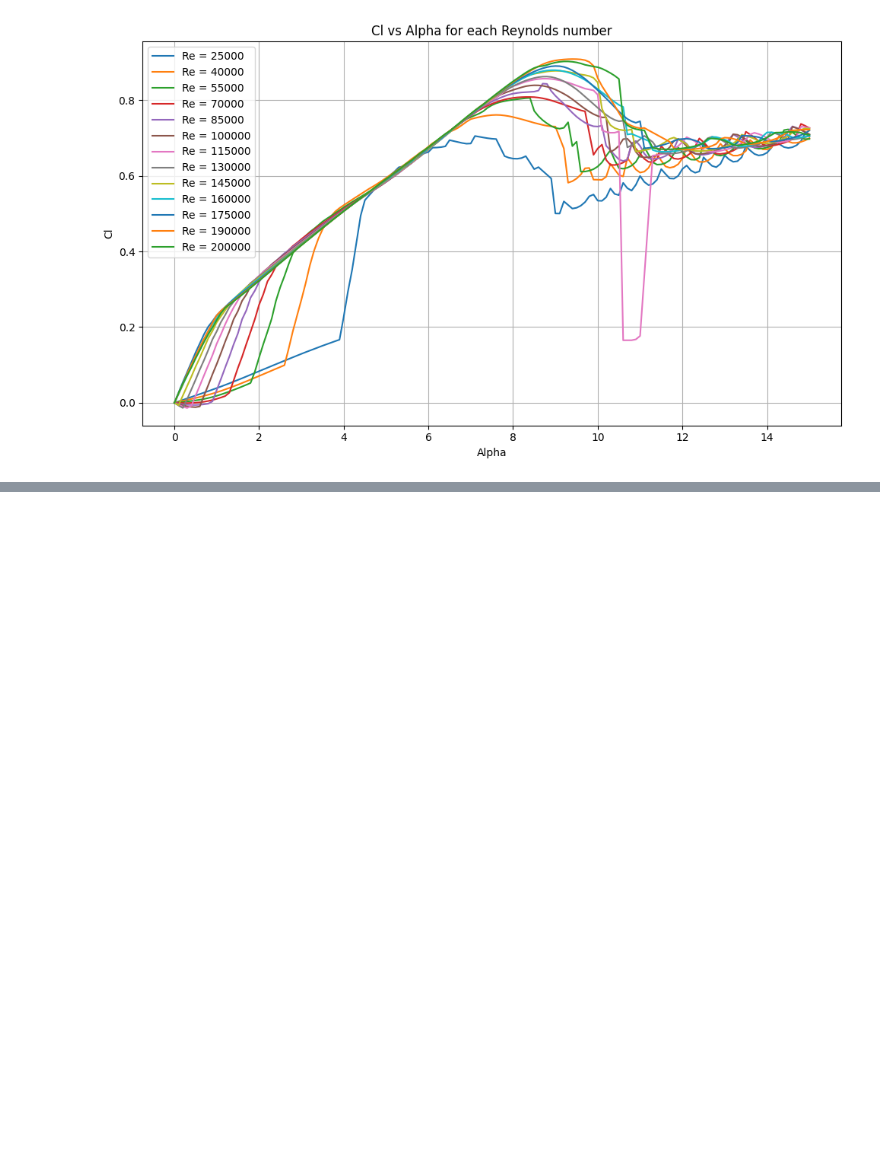
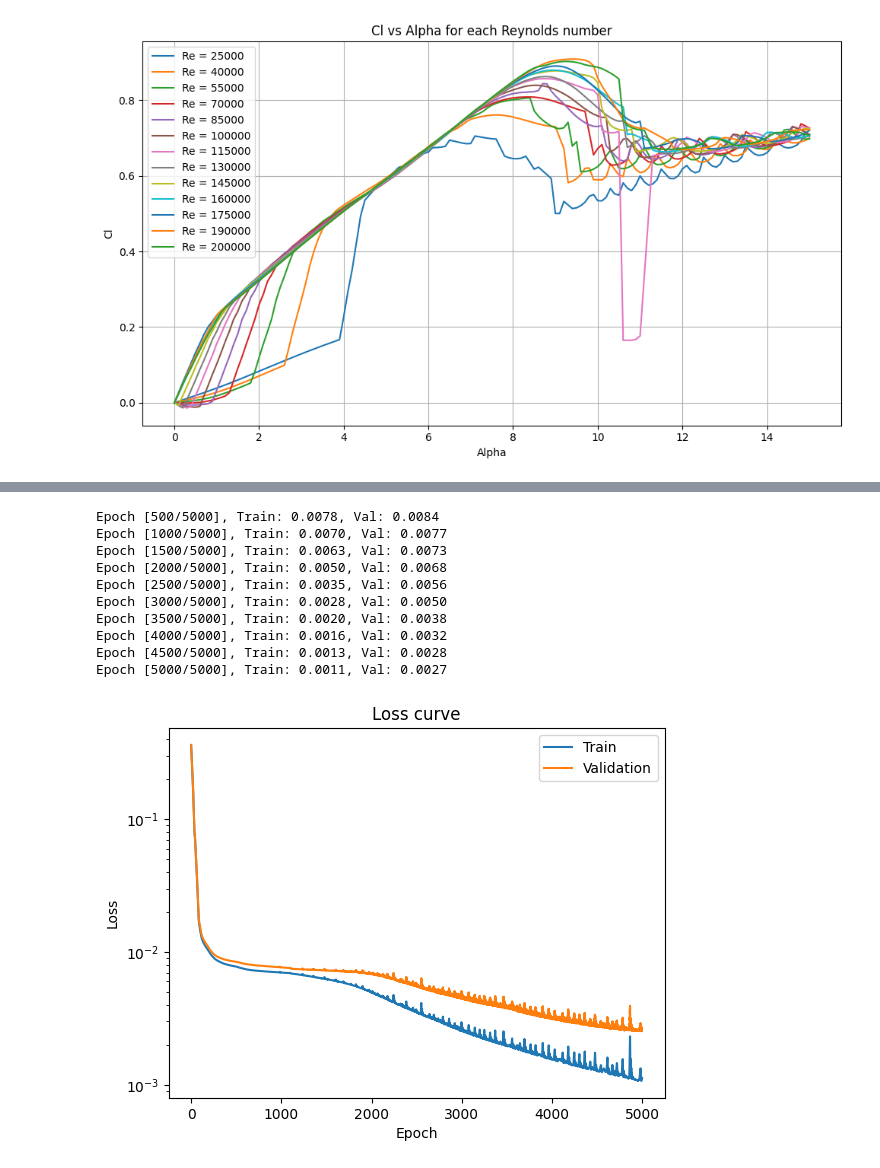
Before and after one commit to miirage-exe/data-driven-engineering, a Jupyter notebook: topic_2_pca.ipynb, the cells around one changed output, grey strips where cells are left out. Drawn from its saved outputs; the diff is of its cells as text; code cells hidden in the pictures; blank space fills up the shorter version.

```diff
--- a/topic_2_pca.ipynb
+++ b/topic_2_pca.ipynb
@@ -79,0 +224,10 @@ plt.show()
+# %%
+torch.manual_seed(42)
+
+input_size       = 5
+hidden_size      = 64  #number of neurons per hidden layer
+output_size      = 2
+num_hidden_layers = 3
+
+model = MyNeuralNetwork(input_size, hidden_size, output_size, num_hidden_layers)
+print(model)
@@ -79,0 +246,48 @@ plt.show()
+# %%
+criterion = nn.MSELoss()
+optimiser = optim.Adam(model.parameters(), lr=1e-3)
+# %%
+train_loss_list = []
+test_loss_list  = []
+
+num_epochs = 5000
+for epoch in range(num_epochs):
+    # Forward pass
+    output = model(X_train_s)
+
+    # Training loss
+    loss = criterion(output, Y_train_s)
+
+    # Validation loss (no gradient needed)
+    with torch.no_grad():
+        output_test = model(X_test_s)
+        loss_test   = criterion(output_test, Y_test_s)
+
+    # Backprop + update
+    optimiser.zero_grad()
+    loss.backward()
+    optimiser.step()
+
+    train_loss_list.append(loss.item())
+    test_loss_list.append(loss_test.item())
+
+    if (epoch + 1) % 500 == 0:
+        print(f"Epoch [{epoch+1}/{num_epochs}], Train: {loss.item():.4f}, Val: {loss_test.item():.4f}")
+
+# Plot loss curves
+plt.plot(train_loss_list, label='Train')
+plt.plot(test_loss_list,  label='Validation')
+plt.xlabel('Epoch'); plt.ylabel('Loss'); plt.yscale('log')
+plt.legend(); plt.title('Loss curve'); plt.show()
+# %% [output]
+Epoch [500/5000], Train: 0.0078, Val: 0.0084
+Epoch [1000/5000], Train: 0.0070, Val: 0.0077
+Epoch [1500/5000], Train: 0.0063, Val: 0.0073
+Epoch [2000/5000], Train: 0.0050, Val: 0.0068
+Epoch [2500/5000], Train: 0.0035, Val: 0.0056
+Epoch [3000/5000], Train: 0.0028, Val: 0.0050
+Epoch [3500/5000], Train: 0.0020, Val: 0.0038
+Epoch [4000/5000], Train: 0.0016, Val: 0.0032
+Epoch [4500/5000], Train: 0.0013, Val: 0.0028
+Epoch [5000/5000], Train: 0.0011, Val: 0.0027
+[figure, added]
```
Also changed, not shown: parts of 10 cells of this notebook.
